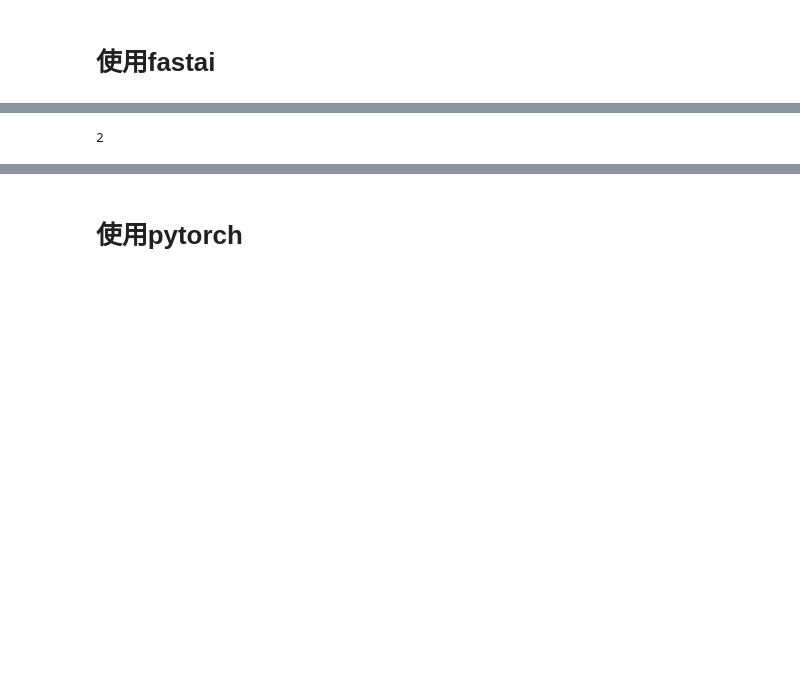
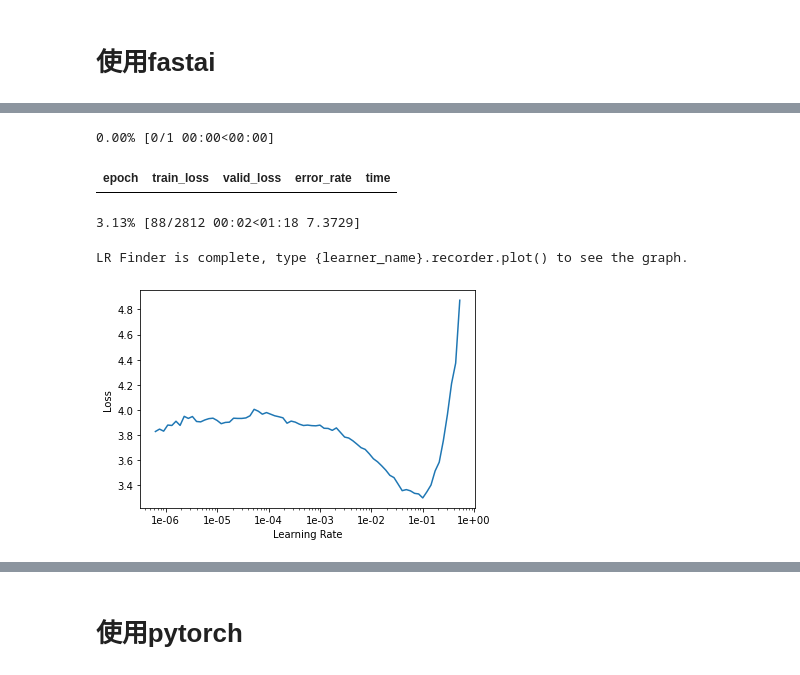
Before and after one commit to oxape/fastai19, a Jupyter notebook: study-room/mnist-raw-data.ipynb, the cells around one changed output, grey strips where cells are left out. Cells and saved outputs as stored; diff of their text form; code cells hidden in the pictures; blank space fills up the shorter version.

Commit message:
add single-conv-model

```diff
--- a/study-room/mnist-raw-data.ipynb
+++ b/study-room/mnist-raw-data.ipynb
@@ -169,2 +241,15 @@ valid_ll = LabelList(train_x, train_y)
+# %%
+classes = ['0', '1', '2', '3', '4', '5', '6', '7', '8', '9']
+train_ds = datasets['train']
+train_x = ItemList(WrapInput(train_ds))
+train_y = CategoryList(WrapTarget(train_ds), classes)
+train_y.c2i = {v:i for i, v in enumerate(classes)}
+train_ll = LabelList(train_x, train_y)
+# %%
+valid_ds = datasets['valid']
+valid_x = ItemList(WrapInput(valid_ds))
+valid_y = CategoryList(WrapTarget(valid_ds), classes)
+valid_y.c2i = {v:i for i, v in enumerate(classes)}
+valid_ll = LabelList(valid_x, valid_y)
 # %%
 data = LabelLists(path, train_ll, valid_ll).databunch(bs=16, num_workers=0)
@@ -174,4 +256,15 @@ You can deactivate this warning by passing `no_check=True`.
-# %%
-len(train_x)
-# %% [output]
-2
+# %%
+def Block(pretrained=False, batch_norm=True, **kwargs):
+    model = MyBlockModel(batch_norm=batch_norm, **kwargs)
+    return model
+# %%
+learner = cnn_learner(data, Block, metrics=error_rate)
+# %%
+learner.lr_find()
+learner.recorder.plot()
+# %% [output]
+0.00% [0/1 00:00<00:00]
+| epoch | train_loss | valid_loss | error_rate | time |
+3.13% [88/2812 00:02<01:18 7.3729]
+LR Finder is complete, type {learner_name}.recorder.plot() to see the graph.
+[figure, added]
```
Also changed, not shown: parts of 19 cells of this notebook, 2 other files.
